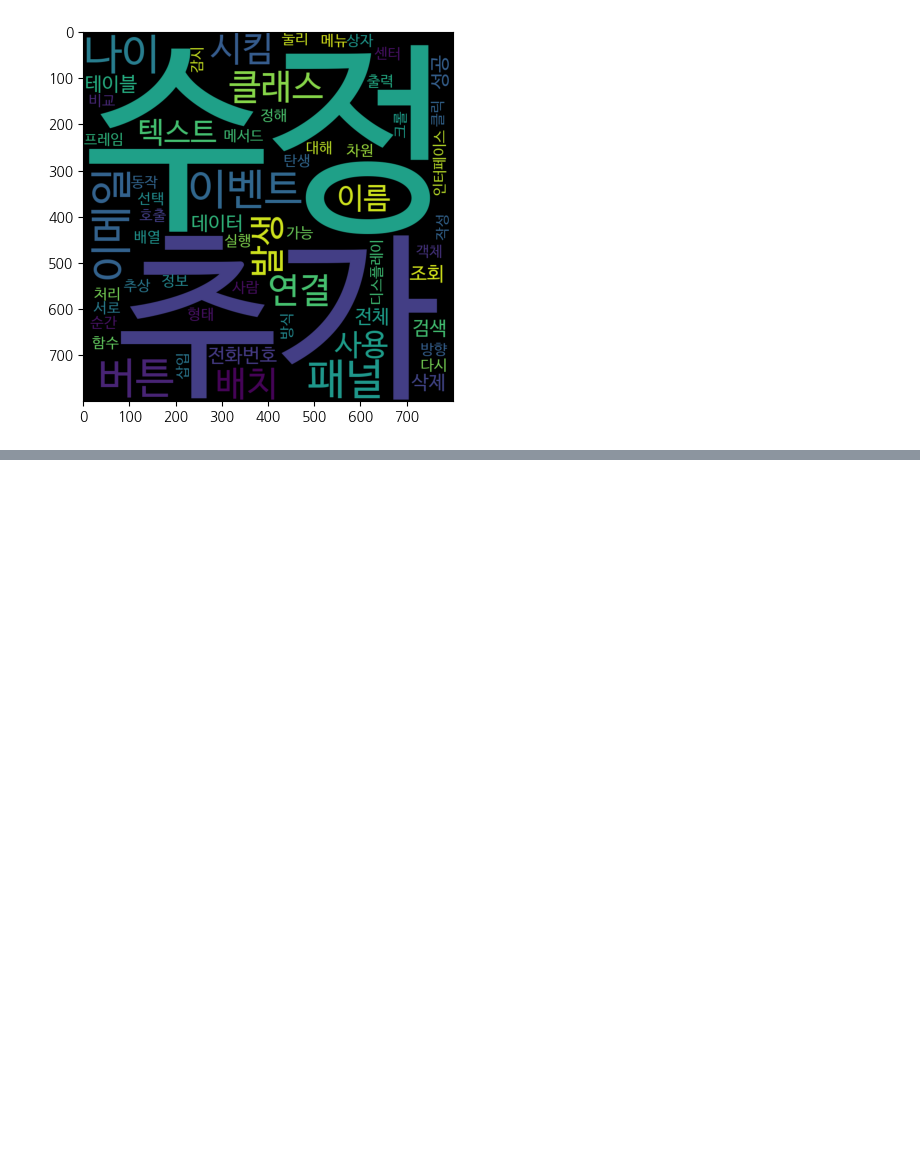
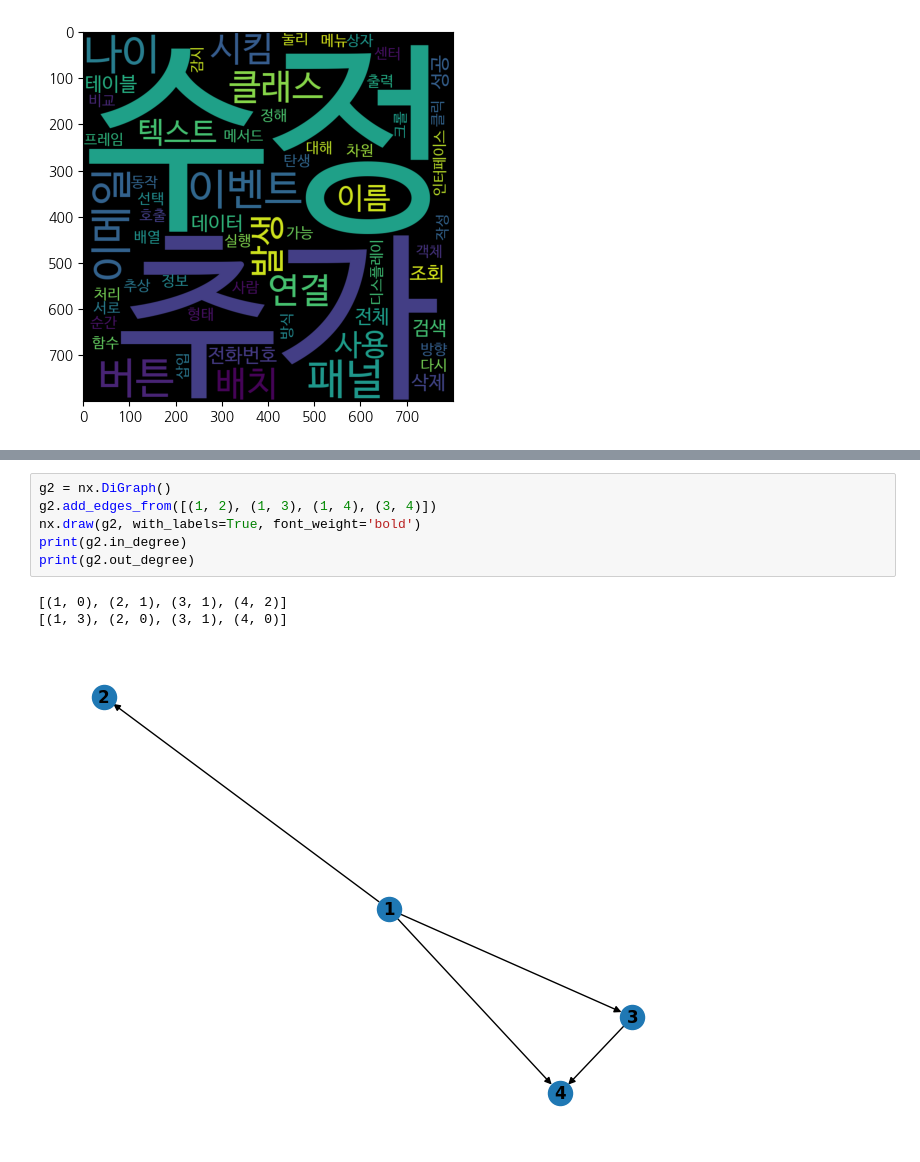
Before and after one commit to sarimiro56/BigData_Python, a Jupyter notebook: 데이터_시각화.ipynb, the cells around one changed output, grey strips where cells are left out. Drawn from its saved outputs; the diff is of its cells as text; blank space fills up the shorter version.

```diff
--- a/데이터_시각화.ipynb
+++ b/데이터_시각화.ipynb
@@ -167,0 +211,10 @@ wc.to_file('텍스트_워드클라우드.png')
+# %%
+g2 = nx.DiGraph()
+g2.add_edges_from([(1, 2), (1, 3), (1, 4), (3, 4)])
+nx.draw(g2, with_labels=True, font_weight='bold')
+print(g2.in_degree)
+print(g2.out_degree)
+# %% [output]
+[(1, 0), (2, 1), (3, 1), (4, 2)]
+[(1, 3), (2, 0), (3, 1), (4, 0)]
+[figure, added]
```
Also changed, not shown: parts of 5 cells of this notebook.
